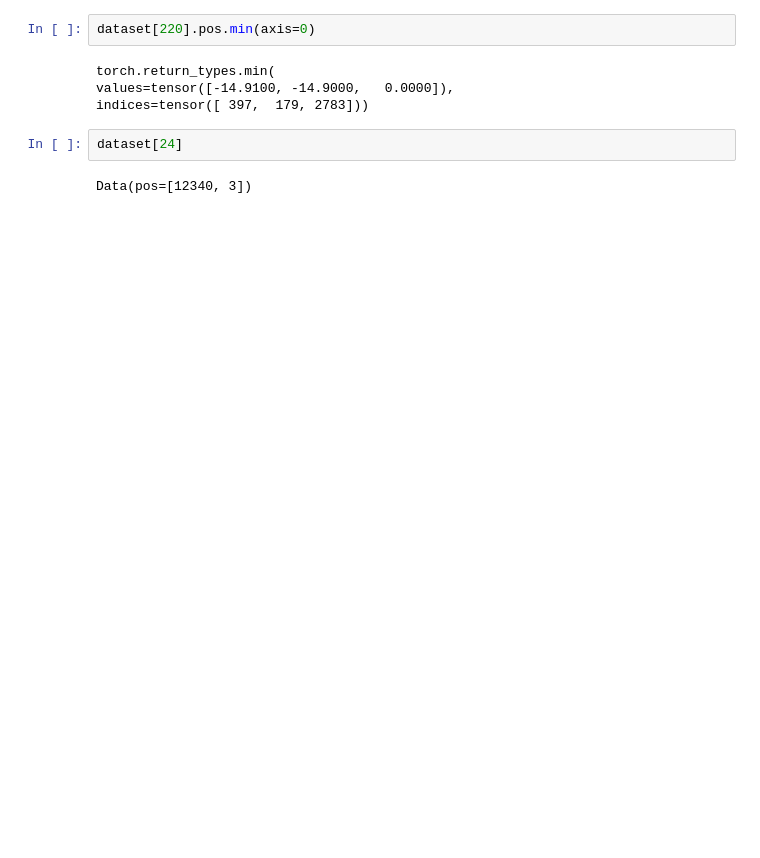
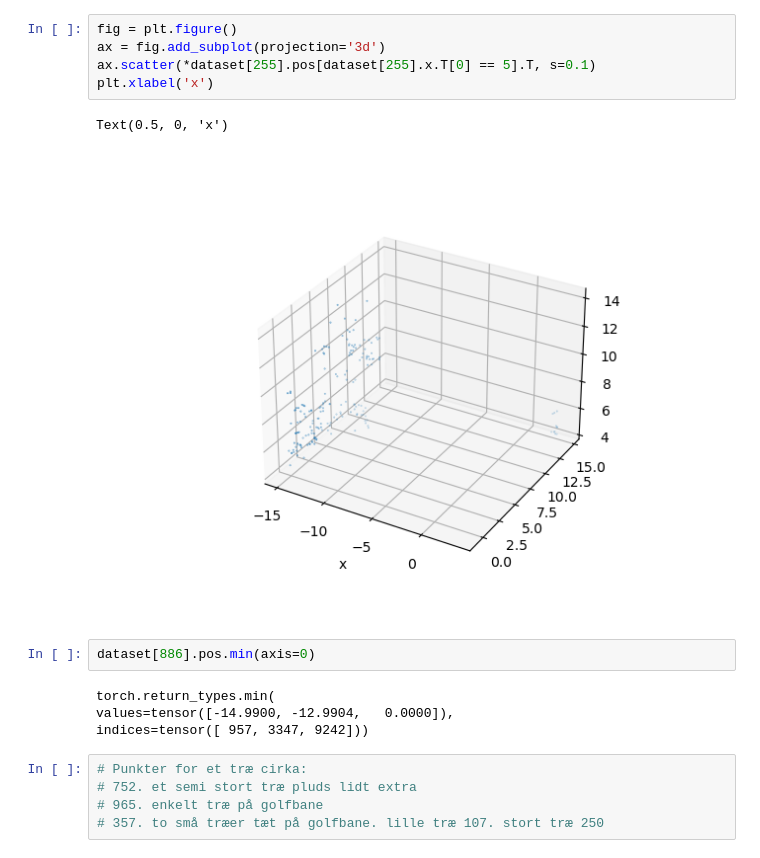
Before and after one commit to victaaahh/tree_ssl, a Jupyter notebook: torch-points3d/dataset_test.ipynb, the cells around one changed output. Saved outputs shown, nothing was run; the diff lists cells and outputs as text; blank space fills up the shorter version.

```diff
--- a/torch-points3d/dataset_test.ipynb
+++ b/torch-points3d/dataset_test.ipynb
@@ -22,10 +34,19 @@ ax.scatter(*dataset[24].pos.T, s=0.1)
+# %%
+fig = plt.figure()
+ax = fig.add_subplot(projection='3d')
+ax.scatter(*dataset[255].pos[dataset[255].x.T[0] == 5].T, s=0.1)
+plt.xlabel('x')
+# %% [output]
+Text(0.5, 0, 'x')
+[figure, added]
 # %%
-dataset[220].pos.min(axis=0)
+dataset[886].pos.min(axis=0)
 # %% [output]
 torch.return_types.min(
-values=tensor([-14.9100, -14.9000,   0.0000]),
-indices=tensor([ 397,  179, 2783]))
+values=tensor([-14.9900, -12.9904,   0.0000]),
+indices=tensor([ 957, 3347, 9242]))
-# %%
-dataset[24]
-# %% [output]
-Data(pos=[12340, 3])
+# %%
+# Punkter for et træ cirka:
+# 752. et semi stort træ pluds lidt extra
+# 965. enkelt træ på golfbane
+# 357. to små træer tæt på golfbane. lille træ 107. stort træ 250
```
Also changed, not shown: parts of 7 cells of this notebook, 1 other file.
